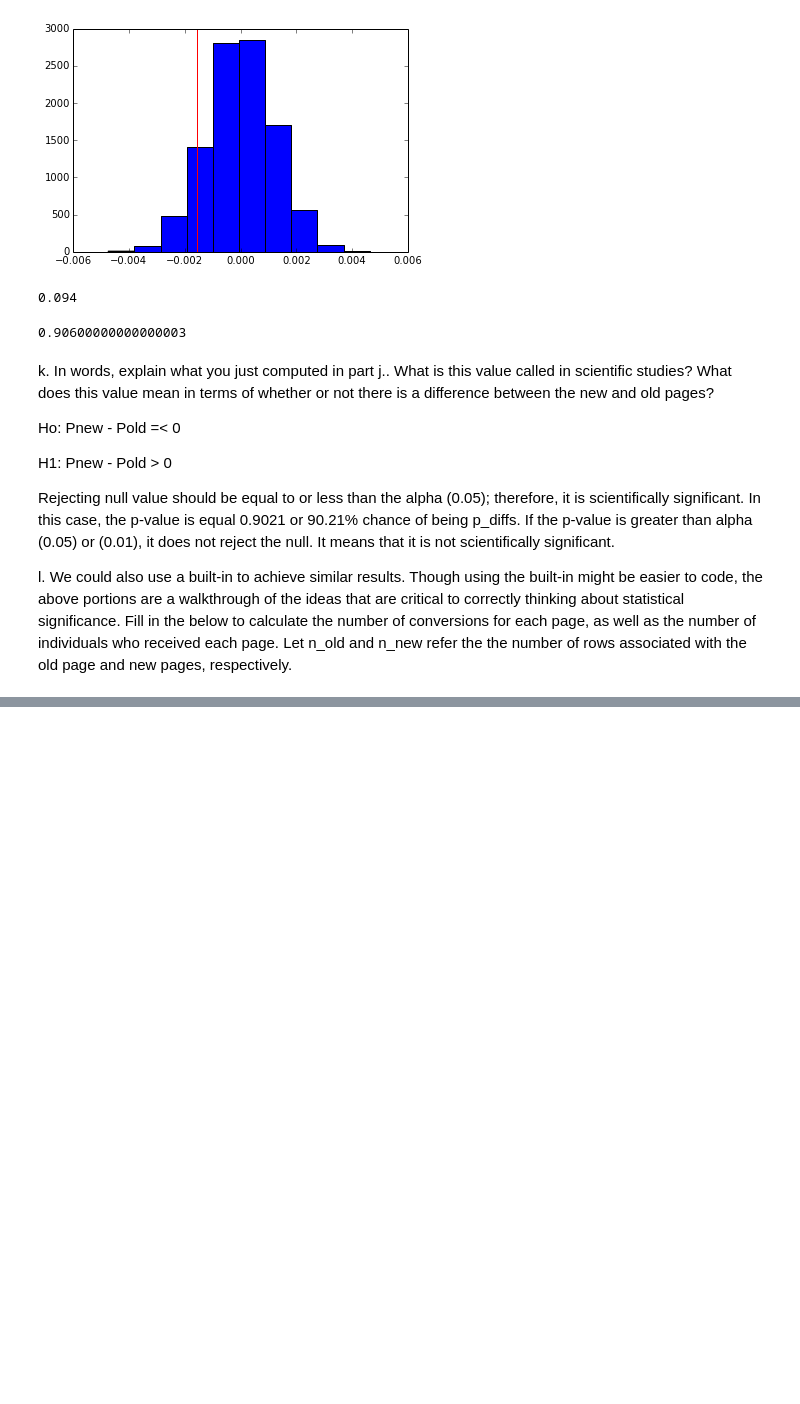
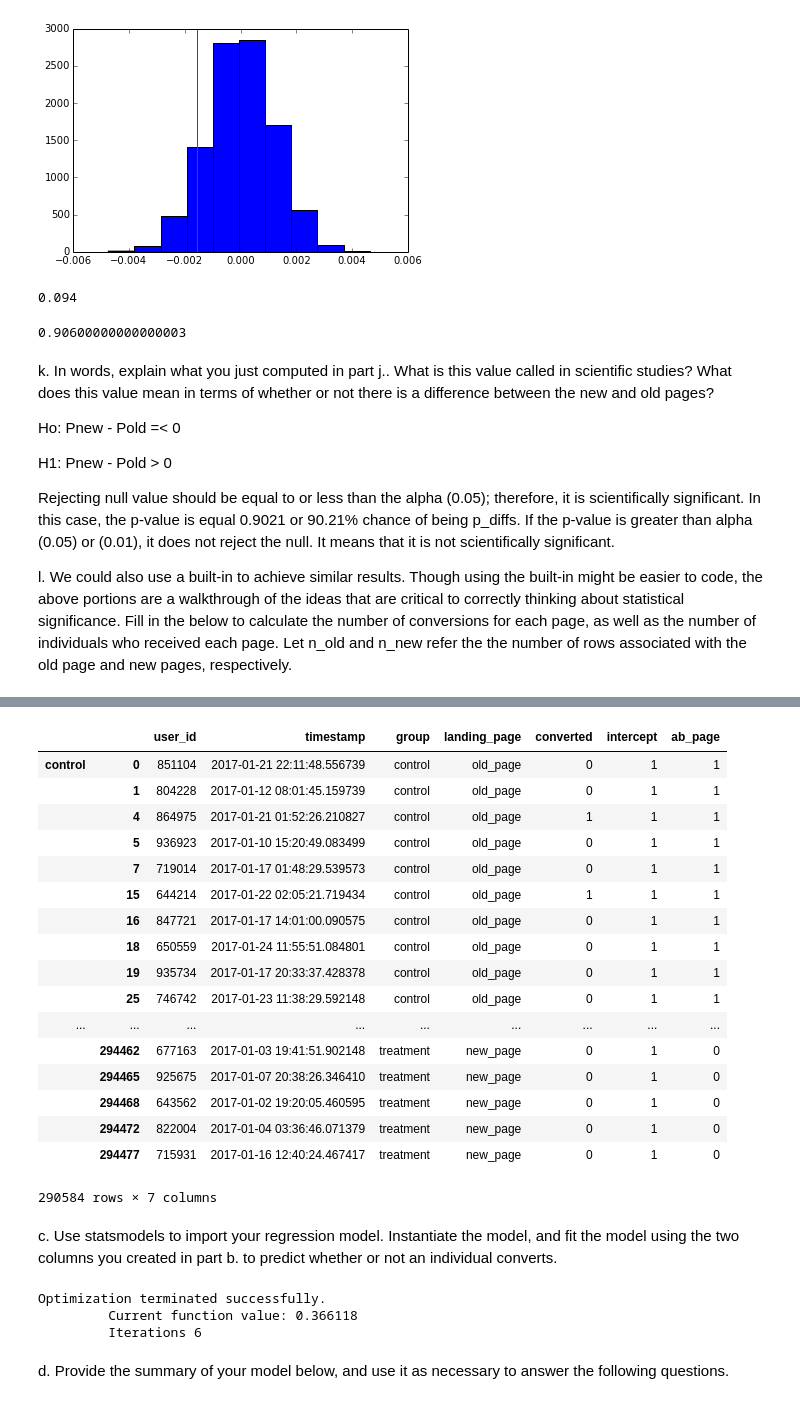
Before and after one commit to kpullak/Analyze-A-B-Testing, a Jupyter notebook: abtesting.ipynb, the cells around one changed output, grey strips where cells are left out. Saved outputs shown, nothing was run; the diff lists cells and outputs as text; code cells hidden in the pictures; blank space fills up the shorter version.

```diff
--- a/abtesting.ipynb
+++ b/abtesting.ipynb
@@ -409,0 +464,25 @@ NameError: name 'sm' is not defined
+# %%
+df2['intercept'] = 1
+df2['ab_page'] = pd.get_dummies(df2['group'])
+df2
+# %% [output]
+|  |  | user_id | timestamp | group | landing_page | converted | intercept | ab_page |
+| control | 0 | 851104 | 2017-01-21 22:11:48.556739 | control | old_page | 0 | 1 | 1 |
+|  | 1 | 804228 | 2017-01-12 08:01:45.159739 | control | old_page | 0 | 1 | 1 |
+|  | 4 | 864975 | 2017-01-21 01:52:26.210827 | control | old_page | 1 | 1 | 1 |
+|  | 5 | 936923 | 2017-01-10 15:20:49.083499 | control | old_page | 0 | 1 | 1 |
+|  | 7 | 719014 | 2017-01-17 01:48:29.539573 | control | old_page | 0 | 1 | 1 |
+|  | 15 | 644214 | 2017-01-22 02:05:21.719434 | control | old_page | 1 | 1 | 1 |
+|  | 16 | 847721 | 2017-01-17 14:01:00.090575 | control | old_page | 0 | 1 | 1 |
+|  | 18 | 650559 | 2017-01-24 11:55:51.084801 | control | old_page | 0 | 1 | 1 |
+|  | 19 | 935734 | 2017-01-17 20:33:37.428378 | control | old_page | 0 | 1 | 1 |
+|  | 25 | 746742 | 2017-01-23 11:38:29.592148 | control | old_page | 0 | 1 | 1 |
+| ... | ... | ... | ... | ... | ... | ... | ... | ... |
+|  | 294462 | 677163 | 2017-01-03 19:41:51.902148 | treatment | new_page | 0 | 1 | 0 |
+|  | 294465 | 925675 | 2017-01-07 20:38:26.346410 | treatment | new_page | 0 | 1 | 0 |
+|  | 294468 | 643562 | 2017-01-02 19:20:05.460595 | treatment | new_page | 0 | 1 | 0 |
+|  | 294472 | 822004 | 2017-01-04 03:36:46.071379 | treatment | new_page | 0 | 1 | 0 |
+|  | 294477 | 715931 | 2017-01-16 12:40:24.467417 | treatment | new_page | 0 | 1 | 0 |
+290584 rows × 7 columns
+# %% [markdown]
+c. Use statsmodels to import your regression model. Instantiate the model, and fit the model using the two columns you created in part b. to predict whether or not an individual converts.
@@ -409,0 +491,9 @@ NameError: name 'sm' is not defined
+# %%
+logit = sm.Logit(df2['converted'], df2[['intercept', 'ab_page']])
+result = logit.fit()
+# %% [output]
+Optimization terminated successfully.
+         Current function value: 0.366118
+         Iterations 6
+# %% [markdown]
+d. Provide the summary of your model below, and use it as necessary to answer the following questions.
```
Also changed, not shown: parts of 19 cells of this notebook.
